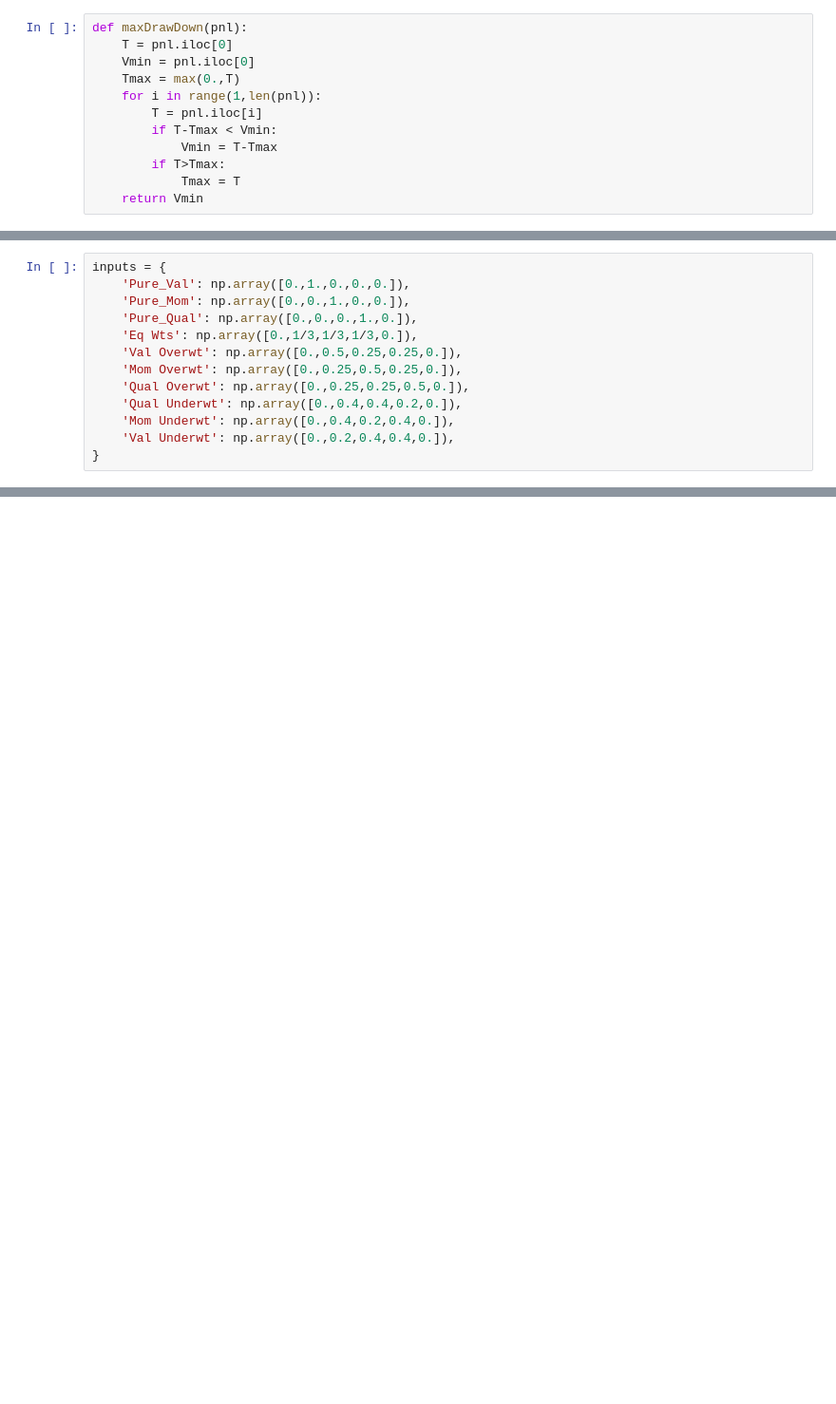
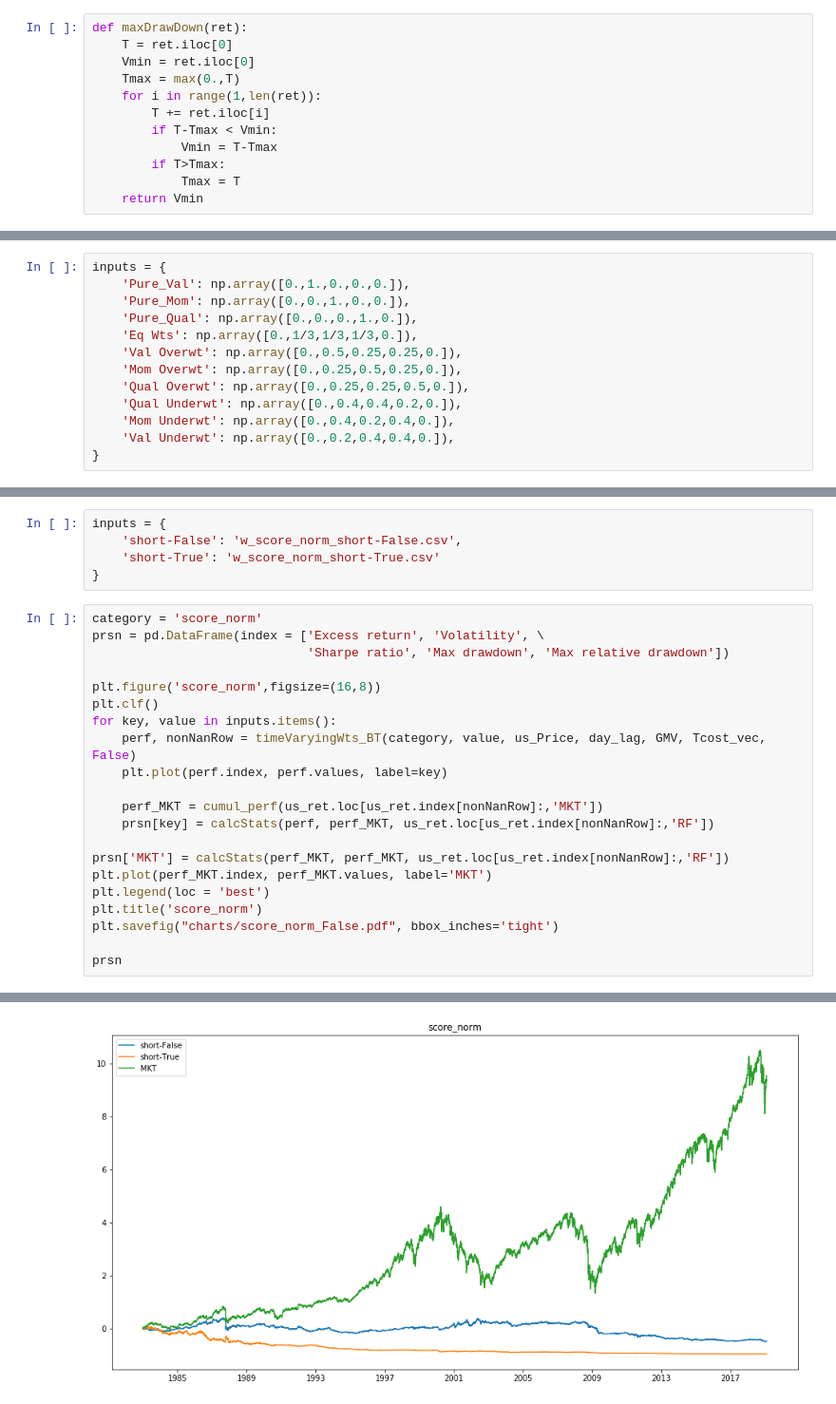
Before and after one commit to amritprasad/MFE_DAM, a Jupyter notebook: DAM Project.ipynb, the cells around one changed output, grey strips where cells are left out. Shown at 95% size. Saved outputs shown, nothing was run; the diff lists cells and outputs as text; blank space fills up the shorter version.

```diff
--- a/DAM Project.ipynb
+++ b/DAM Project.ipynb
@@ -125,10 +120,10 @@ def SR(pnl):
 # %%
-def maxDrawDown(pnl):
-    T = pnl.iloc[0]
-    Vmin = pnl.iloc[0]
+def maxDrawDown(ret):
+    T = ret.iloc[0]
+    Vmin = ret.iloc[0]
     Tmax = max(0.,T)
-    for i in range(1,len(pnl)):
-        T = pnl.iloc[i]
+    for i in range(1,len(ret)):
+        T += ret.iloc[i]
         if T-Tmax < Vmin:
             Vmin = T-Tmax
         if T>Tmax:
@@ -471,0 +519,27 @@ Text(0.5,1,'Pnl Comparison')
+# %%
+inputs = {
+    'short-False': 'w_score_norm_short-False.csv',
+    'short-True': 'w_score_norm_short-True.csv'
+}
+# %%
+category = 'score_norm'
+prsn = pd.DataFrame(index = ['Excess return', 'Volatility', \
+                             'Sharpe ratio', 'Max drawdown', 'Max relative drawdown'])
+
+plt.figure('score_norm',figsize=(16,8))
+plt.clf()
+for key, value in inputs.items():
+    perf, nonNanRow = timeVaryingWts_BT(category, value, us_Price, day_lag, GMV, Tcost_vec, False)
+    plt.plot(perf.index, perf.values, label=key)
+
+    perf_MKT = cumul_perf(us_ret.loc[us_ret.index[nonNanRow]:,'MKT'])
+    prsn[key] = calcStats(perf, perf_MKT, us_ret.loc[us_ret.index[nonNanRow]:,'RF'])
+
+prsn['MKT'] = calcStats(perf_MKT, perf_MKT, us_ret.loc[us_ret.index[nonNanRow]:,'RF'])
+plt.plot(perf_MKT.index, perf_MKT.values, label='MKT')
+plt.legend(loc = 'best')
+plt.title('score_norm')
+plt.savefig("charts/score_norm_False.pdf", bbox_inches='tight')
+
+prsn
+# %% [output]
@@ -471,0 +552 @@ Text(0.5,1,'Pnl Comparison')
+[figure, added]
```
Also changed, not shown: parts of 48 cells of this notebook.
